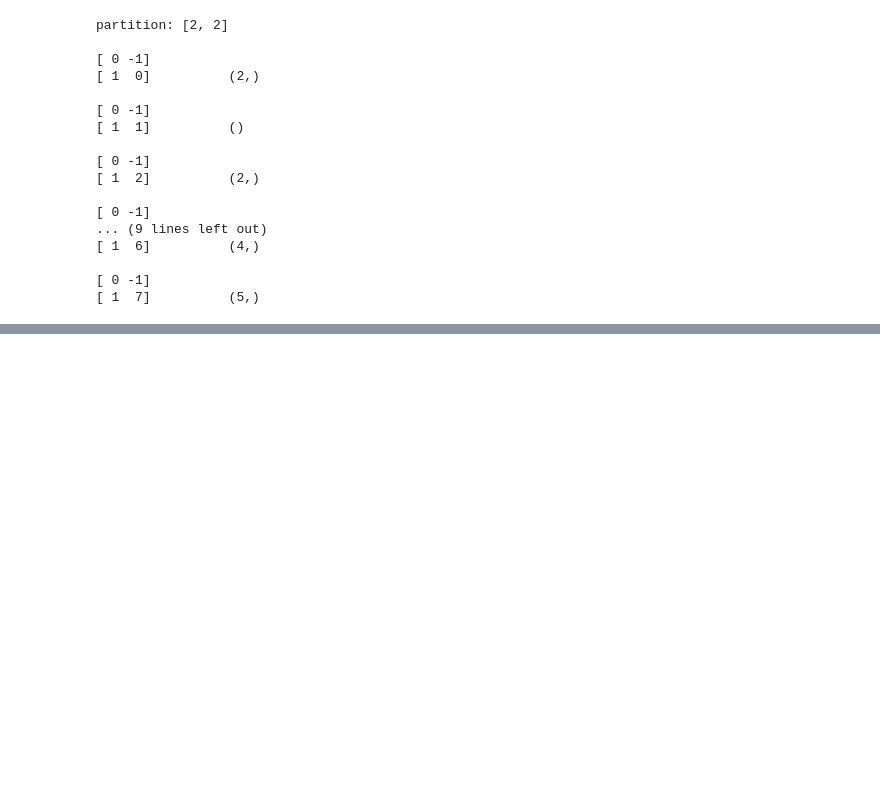
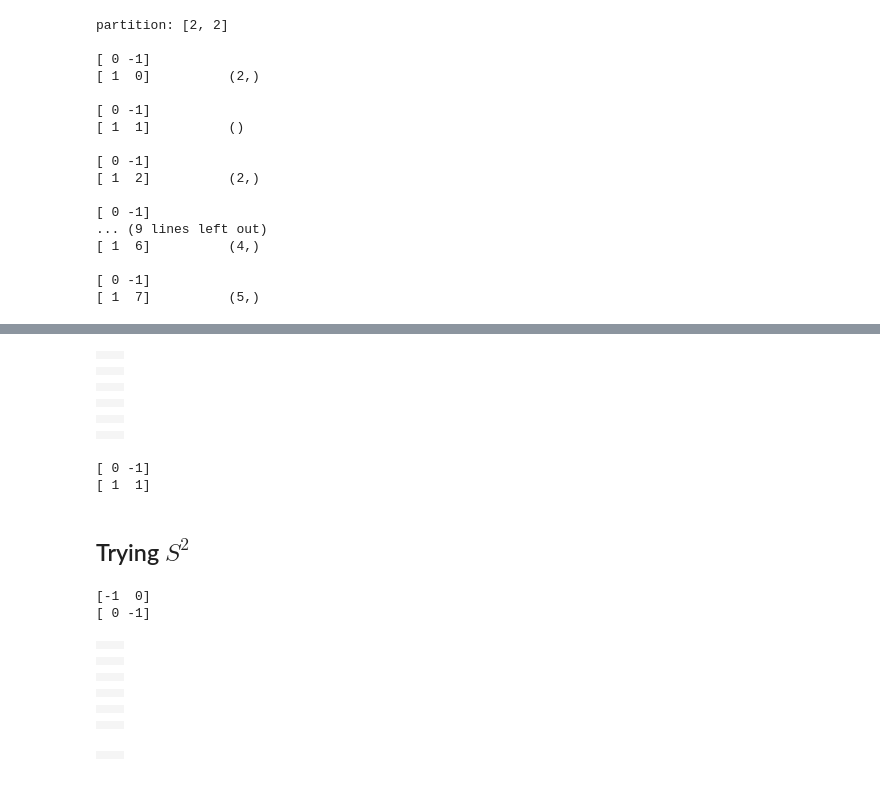
Before and after one commit to jmhbrown/skein-computations, a Jupyter notebook: 2024-09-11_jam_session.ipynb, the cells around one changed output, grey strips where cells are left out. Saved outputs shown, nothing was run; the diff lists cells and outputs as text; code cells hidden in the pictures; blank space fills up the shorter version.

```diff
--- a/2024-09-11_jam_session.ipynb
+++ b/2024-09-11_jam_session.ipynb
@@ -301,0 +381,49 @@ partition: [2, 2]
+# %%
+ccST_6 = try_all_conjugacy_classes(S*T,6)
+table([[p['partition'],p['homology'].invariants()] for p in ccST_6])
+# %% [output]
+|  |  |
+|  |  |
+|  |  |
+|  |  |
+|  |  |
+|  |  |
+|  |  |
+|  |  |
+|  |  |
+|  |  |
+|  |  |
+# %%
+S*T
+# %% [output]
+[ 0 -1]
+[ 1  1]
+# %% [markdown]
+Trying $S^2$
+---
+# %%
+S^2
+# %% [output]
+[-1  0]
+[ 0 -1]
+# %%
+ccS2_6 = try_all_conjugacy_classes(S^2,6)
+table([[p['partition'],p['homology'].invariants()] for p in ccS2_6])
+# %% [output]
+|  |  |
+|  |  |
+|  |  |
+|  |  |
+|  |  |
+|  |  |
+|  |  |
+|  |  |
+|  |  |
+|  |  |
+|  |  |
+# %%
+ccS2_2 = try_all_conjugacy_classes(S^2,2)
+table([[p['partition'],p['homology'].invariants()] for p in ccS2_2])
+# %% [output]
+|  |  |
+|  |  |
```
Also changed, not shown: parts of 16 cells of this notebook.
